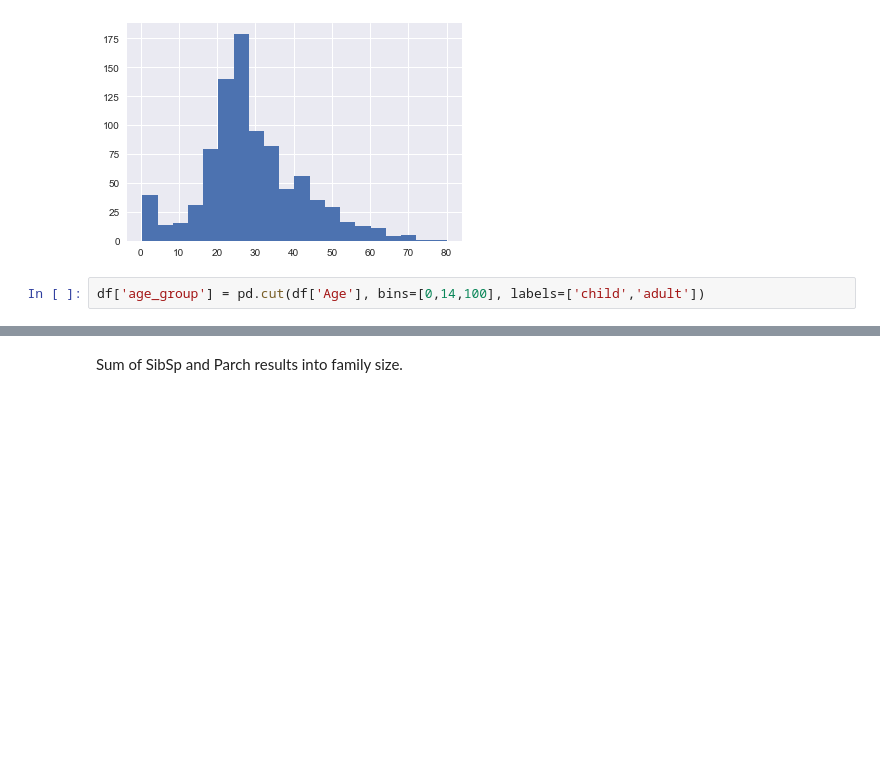
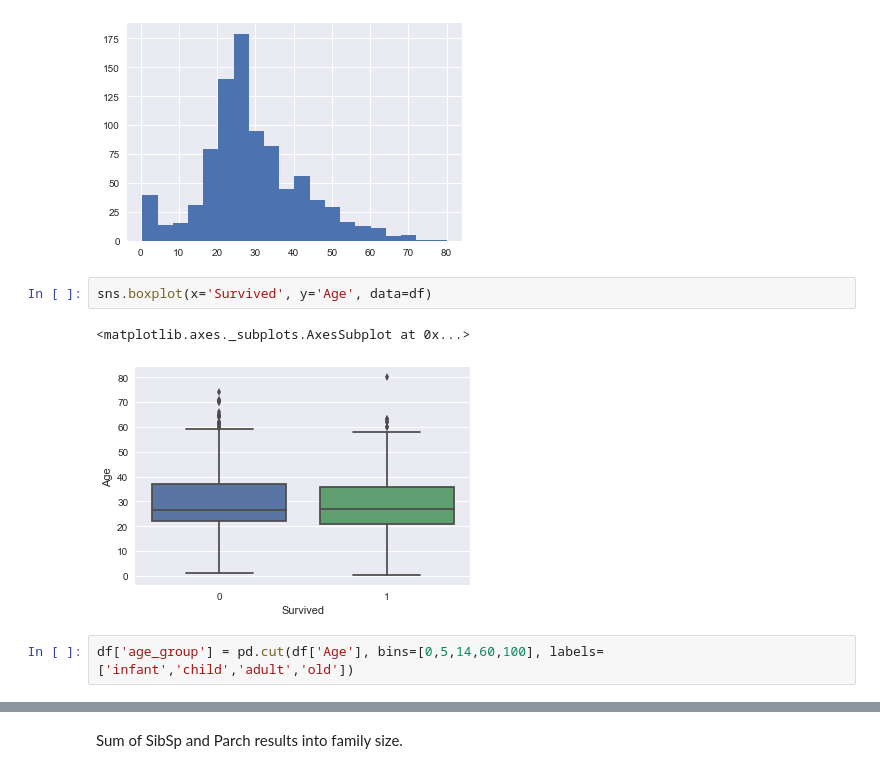
Before and after one commit to indianmoody/data-science-portfolio, a Jupyter notebook: mini_projects/titanic3/titanic_analysis.ipynb, the cells around one changed output, grey strips where cells are left out. Drawn from its saved outputs; the diff is of its cells as text; blank space fills up the shorter version.

```diff
--- a/mini_projects/titanic3/titanic_analysis.ipynb
+++ b/mini_projects/titanic3/titanic_analysis.ipynb
@@ -289,8 +286,13 @@ df['Age'].hist(bins=20)
 # %% [output]
 <matplotlib.axes._subplots.AxesSubplot at 0x...>
 [figure]
+# %%
+sns.boxplot(x='Survived', y='Age', data=df)
+# %% [output]
+<matplotlib.axes._subplots.AxesSubplot at 0x...>
+[figure, added]
 # %%
-df['age_group'] = pd.cut(df['Age'], bins=[0,14,100], labels=['child','adult'])
+df['age_group'] = pd.cut(df['Age'], bins=[0,5,14,60,100], labels=['infant','child','adult','old'])
 # %%
 df.groupby('age_group').mean()['Survived']
 # %% [output]
```
Also changed, not shown: parts of 12 cells of this notebook, 1 other file.
